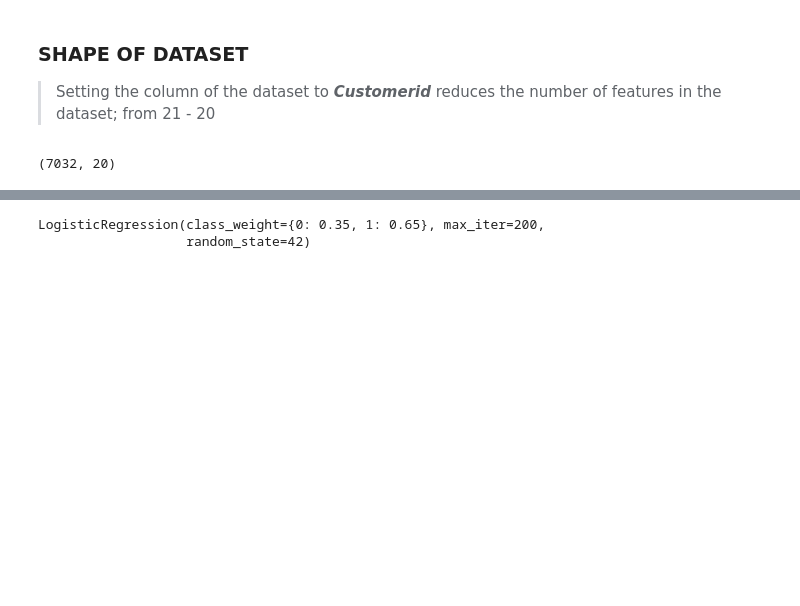
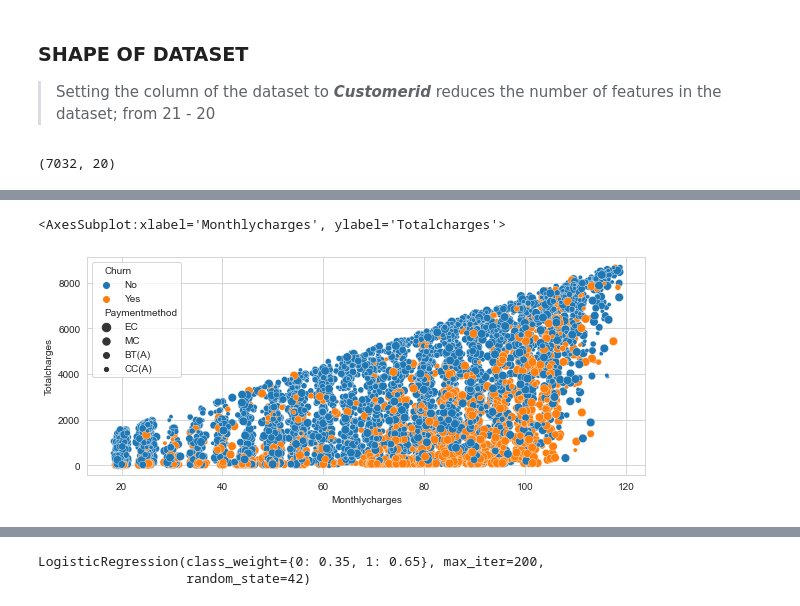
Before and after one commit to AduragbemiOyinlola/Churn, a Jupyter notebook: churn.ipynb, the cells around one changed output, grey strips where cells are left out. Saved outputs shown, nothing was run; the diff lists cells and outputs as text; code cells hidden in the pictures; blank space fills up the shorter version.

```diff
--- a/churn.ipynb
+++ b/churn.ipynb
@@ -246,0 +327,6 @@ df.shape
+# %%
+plt.figure(figsize=(10, 4))
+sns.scatterplot(x='Monthlycharges', y='Totalcharges', hue='Churn', size='Paymentmethod', data=df)
+# %% [output]
+<AxesSubplot:xlabel='Monthlycharges', ylabel='Totalcharges'>
+[figure, added]
```
Also changed, not shown: parts of 29 cells of this notebook.
